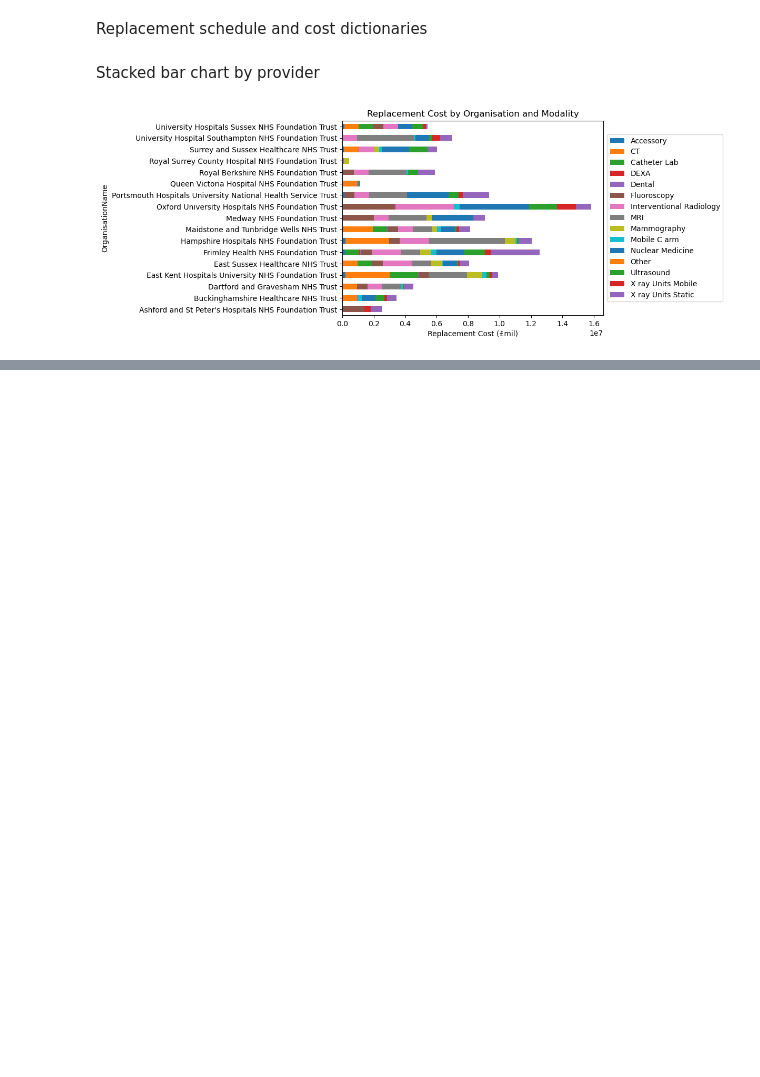
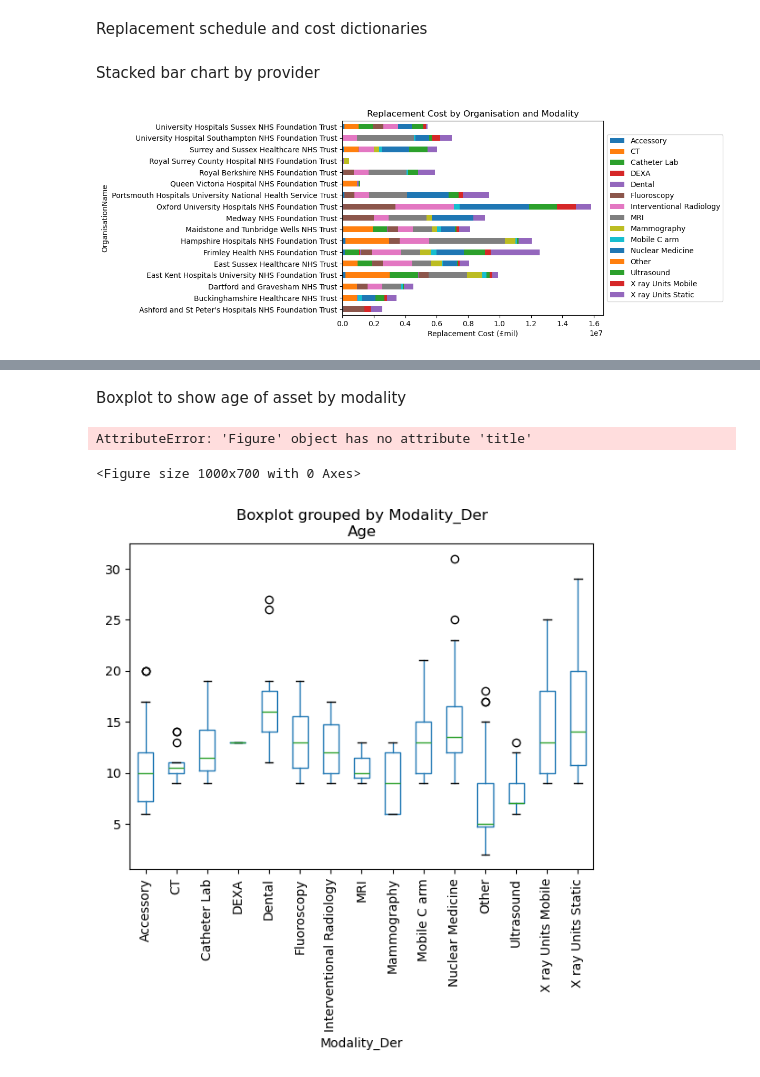
Before and after one commit to martindata999/imaging-assets-replacement, a Jupyter notebook: imaging-asset-replacement.ipynb, the cells around one changed output, grey strips where cells are left out. Cells and saved outputs as stored; diff of their text form; code cells hidden in the pictures; blank space fills up the shorter version.

Commit message:
Added boxplot for age

```diff
--- a/imaging-asset-replacement.ipynb
+++ b/imaging-asset-replacement.ipynb
@@ -369,3 +389,30 @@ pivot_df
 | Surrey and Sussex Healthcare NHS ... | 90000.0 | 935000.0 | 0.0 | 0.0 | 33000.0 | 0.0 | 935000.0 | ... |
 | University Hospital Southampton N... | 0.0 | 0.0 | 0.0 | 0.0 | 0.0 | 0.0 | 935000.0 | ... |
 | University Hospitals Sussex NHS F... | 112500.0 | 935000.0 | 900000.0 | 0.0 | 0.0 | 660000.0 | 935000.0 | ... |
+# %% [markdown]
+Boxplot to show age of asset by modality
+# %%
+
+
+fig = plt.figure(figsize=(10, 7))
+
+# create plot
+ax = df.boxplot(by='Modality_Der', column=['Age'])
+
+# remove gridlines
+ax.grid(False)
+
+# rotate x labels
+plt.xticks(rotation=90)
+
+# add axis headers and title
+plt.title("Age of asset boxplot")
+plt.xlabel("Modality")
+plt.ylabel("Age of asset (years)")
+
+# show plot
+plt.show()
+# %% [output]
+AttributeError: 'Figure' object has no attribute 'title'
+<Figure size 1000x700 with 0 Axes>
+[figure, added]
```
Also changed, not shown: parts of 3 cells of this notebook.
